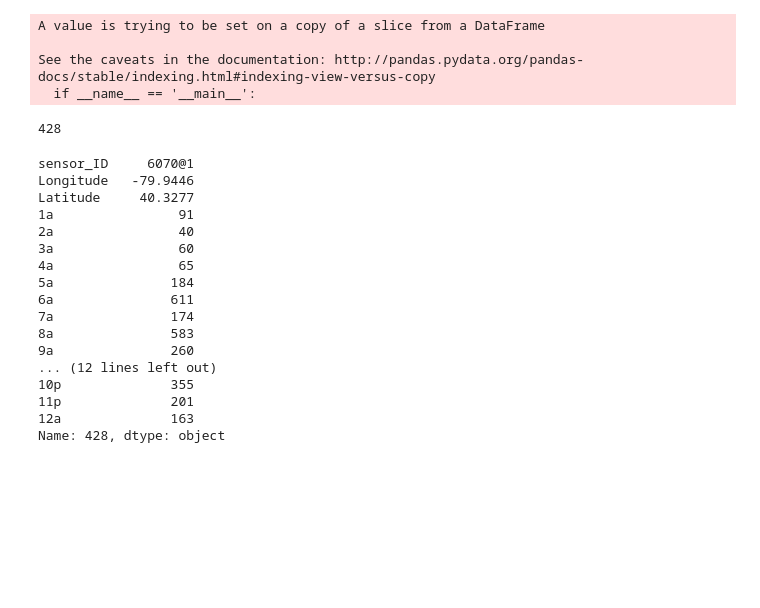
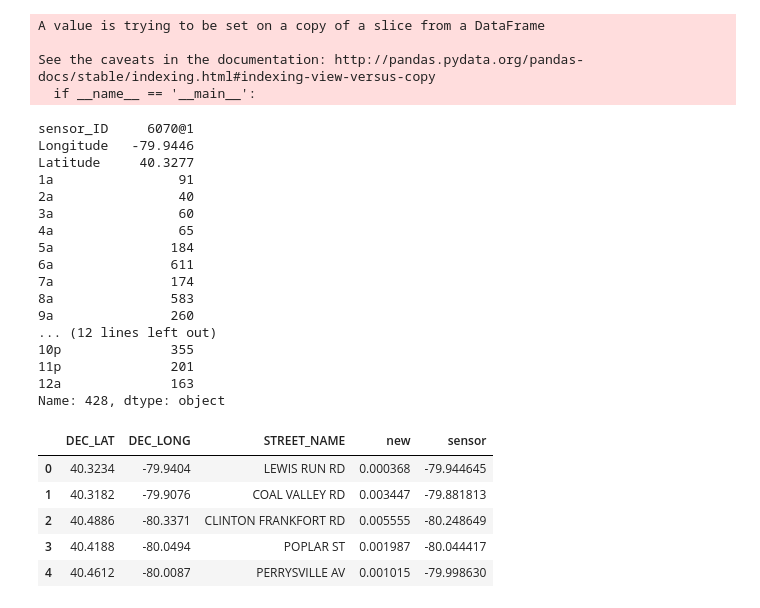
Before and after one commit to amgupta4/Springboard, a Jupyter notebook: Capstone Data Wrangling.ipynb, the cells around one changed output. Drawn from its saved outputs; the diff is of its cells as text; code cells hidden in the pictures; blank space fills up the shorter version.

```diff
--- a/Capstone Data Wrangling.ipynb
+++ b/Capstone Data Wrangling.ipynb
@@ -423,28 +423,27 @@ A value is trying to be set on a copy of a slice from a DataFrame
 See the caveats in the documentation: http://pandas.pydata.org/pandas-docs/stable/indexing.html#indexing-view-versus-copy
   if __name__ == '__main__':
 # %%
+# To find the appropriate sensor to regularize by we find the minimum euclidean distance and return the row of the traffic df
+# corresponding with the appropriate sensor
+
 min((abs((crash_location.DEC_LAT[0]-traffic.Latitude)**2-(crash_location.DEC_LONG[0]-traffic.Longitude)**2))**(.5))
 testing = (abs((crash_location.DEC_LAT[0]-traffic.Latitude)**2-(crash_location.DEC_LONG[0]-traffic.Longitude)**2))**(.5)
-testing.argmin()
+traffic.iloc[testing.argmin(),:]
 # %% [output]
-428
+sensor_ID     6070@1
+Longitude   -79.9446
+Latitude     40.3277
+1a                91
+2a                40
+3a                60
+4a                65
+5a               184
+6a               611
+7a               174
+8a               583
+9a               260
+... (12 lines left out)
+10p              355
+11p              201
+12a              163
+Name: 428, dtype: object
-# %%
-traffic.iloc[428,:]
-# %% [output]
-sensor_ID     6070@1
-Longitude   -79.9446
-Latitude     40.3277
-1a                91
-2a                40
-3a                60
-4a                65
-5a               184
-6a               611
-7a               174
-8a               583
-9a               260
-... (12 lines left out)
-10p              355
-11p              201
-12a              163
-Name: 428, dtype: object
@@ -450,0 +456,9 @@ Name: 428, dtype: object
+# %%
+crash_location.head()
+# %% [output]
+|  | DEC_LAT | DEC_LONG | STREET_NAME | new | sensor |
+| 0 | 40.3234 | -79.9404 | LEWIS RUN RD | 0.000368 | -79.944645 |
+| 1 | 40.3182 | -79.9076 | COAL VALLEY RD | 0.003447 | -79.881813 |
+| 2 | 40.4886 | -80.3371 | CLINTON FRANKFORT RD | 0.005555 | -80.248649 |
+| 3 | 40.4188 | -80.0494 | POPLAR ST | 0.001987 | -80.044417 |
+| 4 | 40.4612 | -80.0087 | PERRYSVILLE AV | 0.001015 | -79.998630 |
```
Also changed, not shown: parts of 7 cells of this notebook.
